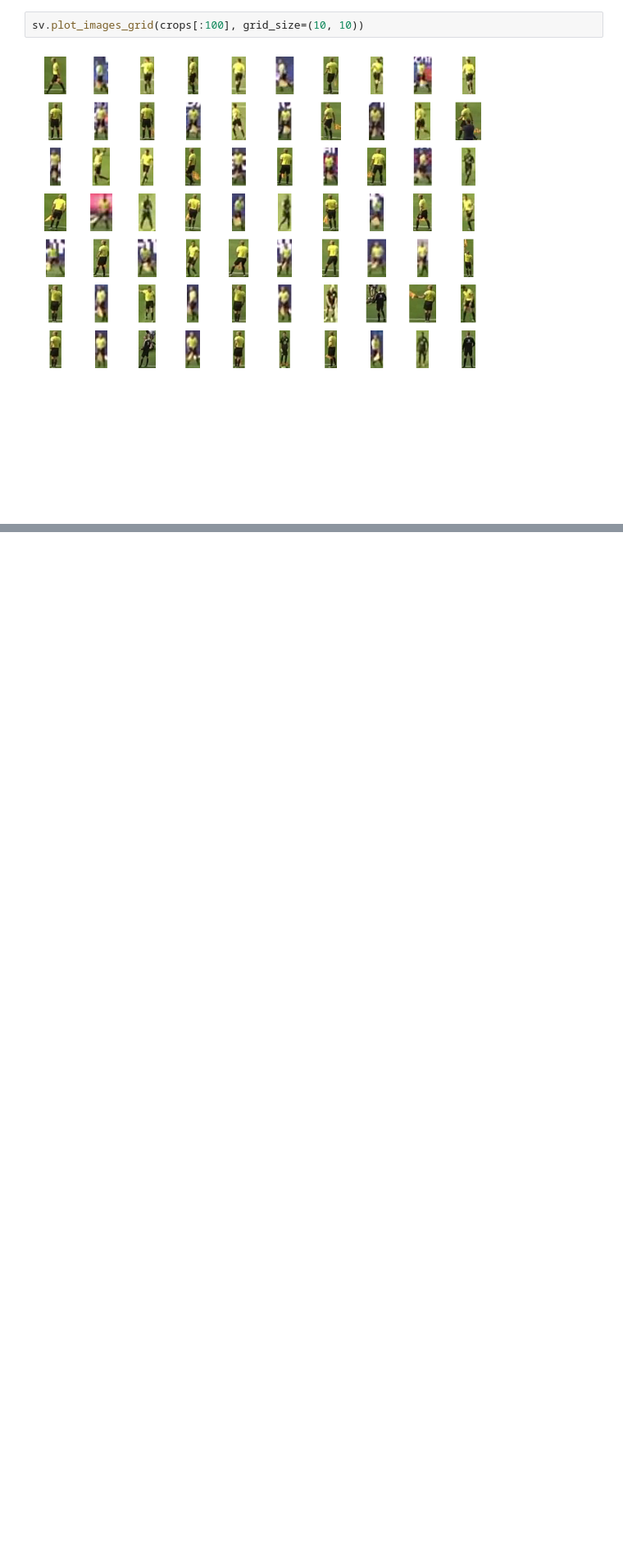
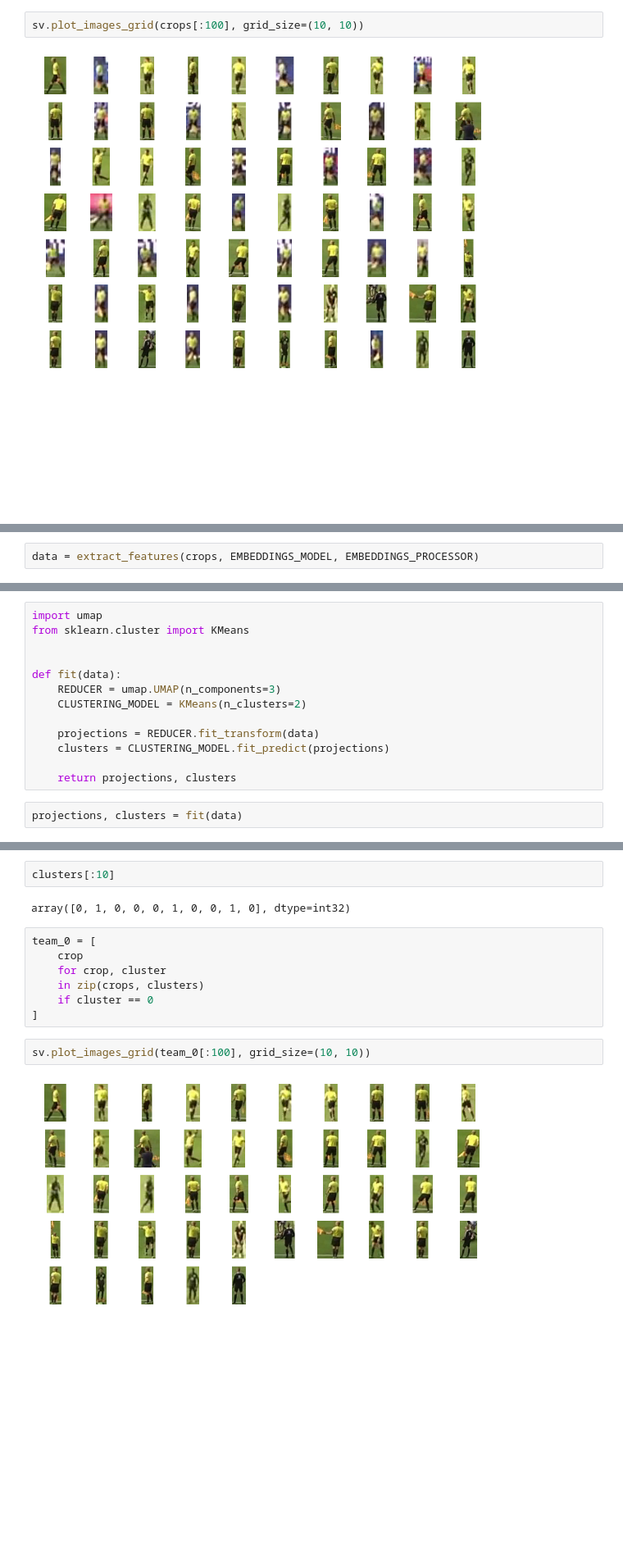
Before and after one commit to danmac423/football-analytics, a Jupyter notebook: notebooks/1.0_db_differentiate_players_between_teams.ipynb, the cells around one changed output, grey strips where cells are left out. Shown: that part at 82% size. Cells and saved outputs as stored; diff of their text form; blank space fills up the shorter version.

```diff
--- a/notebooks/1.0_db_differentiate_players_between_teams.ipynb
+++ b/notebooks/1.0_db_differentiate_players_between_teams.ipynb
@@ -206,0 +280,2 @@ sv.plot_images_grid(crops[:100], grid_size=(10, 10))
+# %%
+data = extract_features(crops, EMBEDDINGS_MODEL, EMBEDDINGS_PROCESSOR)
@@ -206,0 +288,15 @@ sv.plot_images_grid(crops[:100], grid_size=(10, 10))
+# %%
+import umap
+from sklearn.cluster import KMeans
+
+
+def fit(data):
+    REDUCER = umap.UMAP(n_components=3)
+    CLUSTERING_MODEL = KMeans(n_clusters=2)
+
+    projections = REDUCER.fit_transform(data)
+    clusters = CLUSTERING_MODEL.fit_predict(projections)
+
+    return projections, clusters
+# %%
+projections, clusters = fit(data)
@@ -206,0 +309,15 @@ sv.plot_images_grid(crops[:100], grid_size=(10, 10))
+# %%
+clusters[:10]
+# %% [output]
+array([0, 1, 0, 0, 0, 1, 0, 0, 1, 0], dtype=int32)
+# %%
+team_0 = [
+    crop
+    for crop, cluster
+    in zip(crops, clusters)
+    if cluster == 0
+]
+# %%
+sv.plot_images_grid(team_0[:100], grid_size=(10, 10))
+# %% [output]
+[figure, added]
```
Also changed, not shown: parts of 27 cells of this notebook.
